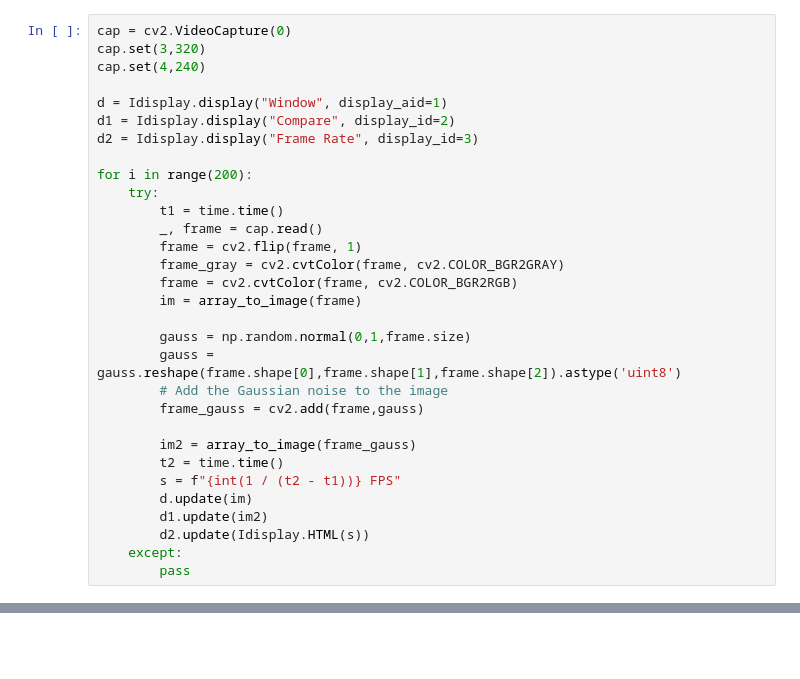
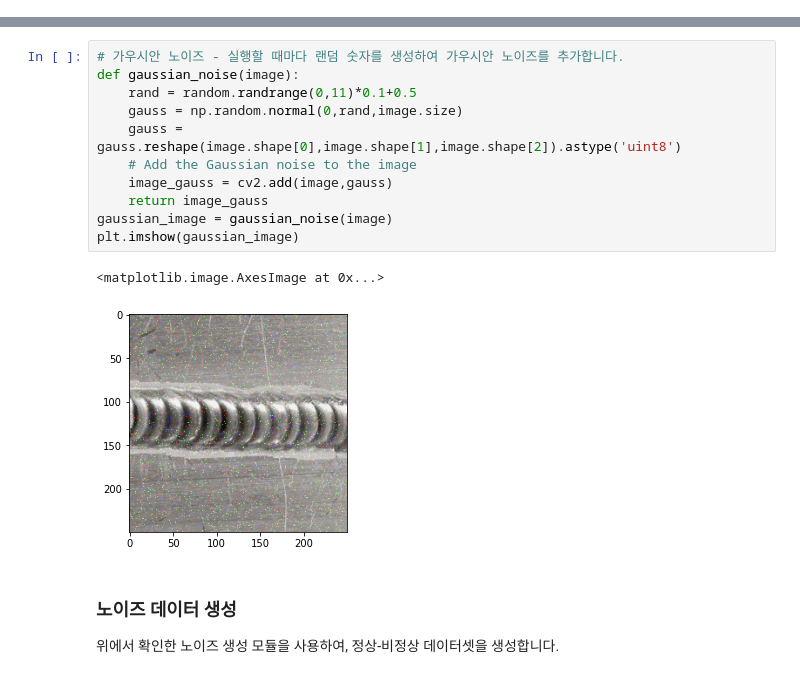
Before and after one commit to wsy8029/ai-contents-shipbuilding, a Jupyter notebook: 1. 용접 품질 검사/main.ipynb, the cells around one changed output, grey strips where cells are left out. Cells and saved outputs as stored; diff of their text form; blank space fills up the shorter version.

```diff
--- a/1. 용접 품질 검사/main.ipynb
+++ b/1. 용접 품질 검사/main.ipynb
@@ -83,31 +0,0 @@ for i in range(200):
-# %%
-cap = cv2.VideoCapture(0)
-cap.set(3,320)
-cap.set(4,240)
-
-d = Idisplay.display("Window", display_aid=1)
-d1 = Idisplay.display("Compare", display_id=2)
-d2 = Idisplay.display("Frame Rate", display_id=3)
-
-for i in range(200):
-    try:
-        t1 = time.time()
-        _, frame = cap.read()
-        frame = cv2.flip(frame, 1)
-        frame_gray = cv2.cvtColor(frame, cv2.COLOR_BGR2GRAY)
-        frame = cv2.cvtColor(frame, cv2.COLOR_BGR2RGB)
-        im = array_to_image(frame)
-
-        gauss = np.random.normal(0,1,frame.size)
-        gauss = gauss.reshape(frame.shape[0],frame.shape[1],frame.shape[2]).astype('uint8')
-        # Add the Gaussian noise to the image
-        frame_gauss = cv2.add(frame,gauss)
-
-        im2 = array_to_image(frame_gauss)
-        t2 = time.time()
-        s = f"{int(1 / (t2 - t1))} FPS"
-        d.update(im)
-        d1.update(im2)
-        d2.update(Idisplay.HTML(s))
-    except:
-        pass
@@ -172,0 +67,17 @@ for i in range(200):
+# %%
+# 가우시안 노이즈 - 실행할 때마다 랜덤 숫자를 생성하여 가우시안 노이즈를 추가합니다.
+def gaussian_noise(image):
+    rand = random.randrange(0,11)*0.1+0.5
+    gauss = np.random.normal(0,rand,image.size)
+    gauss = gauss.reshape(image.shape[0],image.shape[1],image.shape[2]).astype('uint8')
+    # Add the Gaussian noise to the image
+    image_gauss = cv2.add(image,gauss)
+    return image_gauss
+gaussian_image = gaussian_noise(image)
+plt.imshow(gaussian_image)
+# %% [output]
+<matplotlib.image.AxesImage at 0x...>
+[figure, added]
+# %% [markdown]
+### 노이즈 데이터 생성
+위에서 확인한 노이즈 생성 모듈을 사용하여, 정상-비정상 데이터셋을 생성합니다.
```
Also changed, not shown: parts of 40 cells of this notebook, 1 other file.
